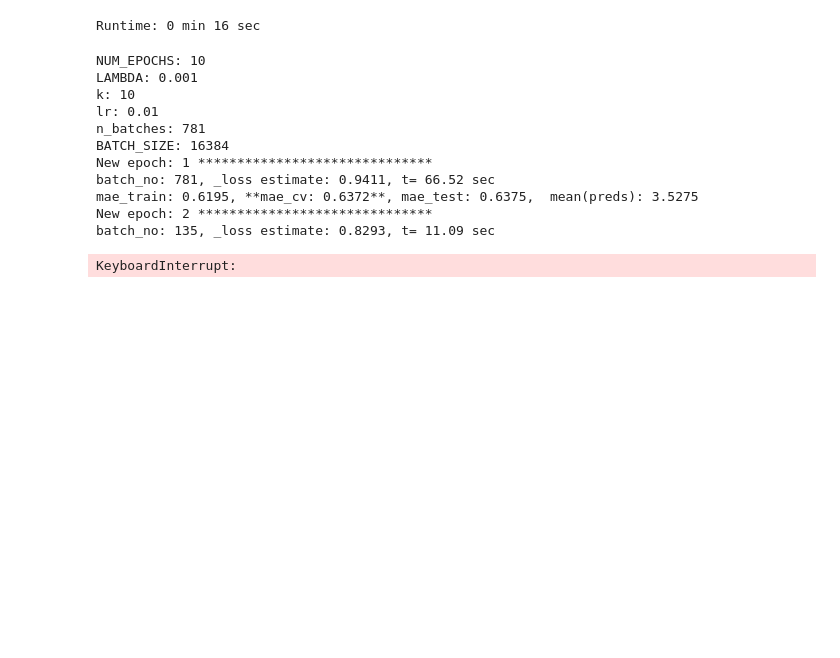
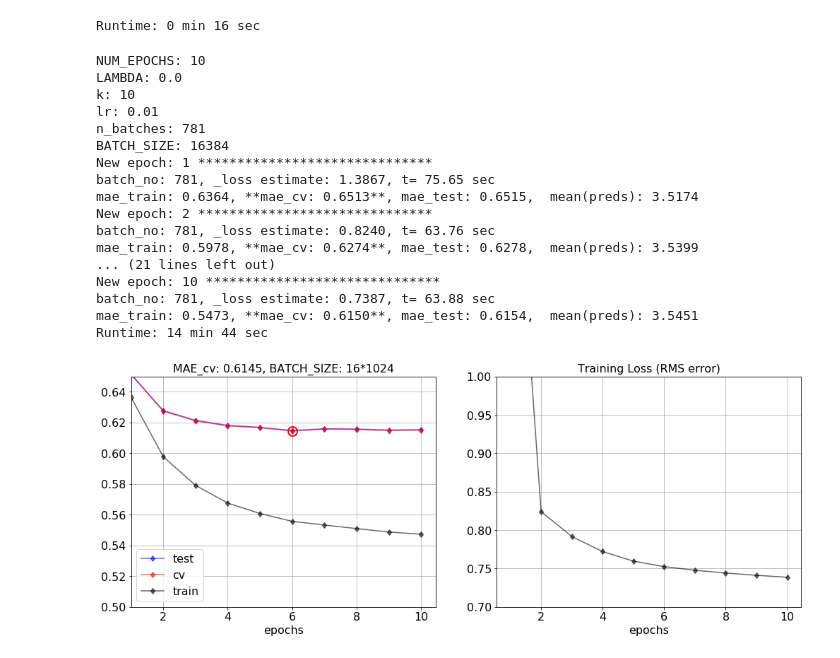
Before and after one commit to ozkansafak/Matrix_Factorization, a Jupyter notebook: main.ipynb, the cells around one changed output. Cells and saved outputs as stored; diff of their text form; code cells hidden in the pictures; blank space fills up the shorter version.

```diff
--- a/main.ipynb
+++ b/main.ipynb
@@ -105,7 +107,7 @@ start = time.time()
 # BATCH_SIZE = 1024*16
 BATCH_SIZE_arr = [1024*16]
 # LAMBDA_ARR = [0.0001, 0.0002, 0.0003, 0.0004, 0.0005, 0.0006, 0.0007, 0.0008, 0.0009, 0.001, 0.00125]
-LAMBDA = 0.001
+LAMBDA = 0.00
 k = 10 # an important hyperparameter.
 lr = 0.01
 NUM_EPOCHS = 10
@@ -113,35 +115,41 @@ if 'out.txt' in os.listdir():
     os.remove('out.txt')
 
 for BATCH_SIZE in BATCH_SIZE_arr:
     #..............................................
     train, loss, reg, Y_indices, Y, U, V, Y_pred, UV_xft, UU_xft, VV_xft, u_mean, v_mean = \
                             construct_graph(LAMBDA, k, lr, BATCH_SIZE, n_users, n_movies)
     #..............................................
 
     mae_train_arr, mae_cv_arr, mae_test_arr, loss_arr, mean_preds, n_batches, preds, \
                    _U, _V, _UV_xft, _UU_xft, _VV_xft = \
                          train_the_model(Y_indices, Y, train_Y_indices, train_Y, BATCH_SIZE,
                    NUM_EPOCHS, LAMBDA, k, lr,
                    train, loss, reg, U, V, Y_pred,
                    cv_Y, cv_Y_indices, test_Y, test_Y_indices,
                    UV_xft, UU_xft, VV_xft,
                    train_u_mean, train_v_mean, u_mean, v_mean)
     #..............................................
     # plotting....
     ax1, ax2 = plotter(mae_train_arr, mae_cv_arr, mae_test_arr, loss_arr, BATCH_SIZE)
 
 #..............................................
 print_runtime(start)
 # %% [output]
 NUM_EPOCHS: 10
-LAMBDA: 0.001
+LAMBDA: 0.0
 k: 10
 lr: 0.01
 n_batches: 781
 BATCH_SIZE: 16384
 New epoch: 1 ******************************
-batch_no: 781, _loss estimate: 0.9411, t= 66.52 sec
-mae_train: 0.6195, **mae_cv: 0.6372**, mae_test: 0.6375,  mean(preds): 3.5275
+batch_no: 781, _loss estimate: 1.3867, t= 75.65 sec
+mae_train: 0.6364, **mae_cv: 0.6513**, mae_test: 0.6515,  mean(preds): 3.5174
 New epoch: 2 ******************************
-batch_no: 135, _loss estimate: 0.8293, t= 11.09 sec
+batch_no: 781, _loss estimate: 0.8240, t= 63.76 sec
+mae_train: 0.5978, **mae_cv: 0.6274**, mae_test: 0.6278,  mean(preds): 3.5399
+... (21 lines left out)
+New epoch: 10 ******************************
+batch_no: 781, _loss estimate: 0.7387, t= 63.88 sec
+mae_train: 0.5473, **mae_cv: 0.6150**, mae_test: 0.6154,  mean(preds): 3.5451
+Runtime: 14 min 44 sec
-KeyboardInterrupt:
+[figure, added]
```
Also changed, not shown: parts of 2 cells of this notebook, 2 other files.
